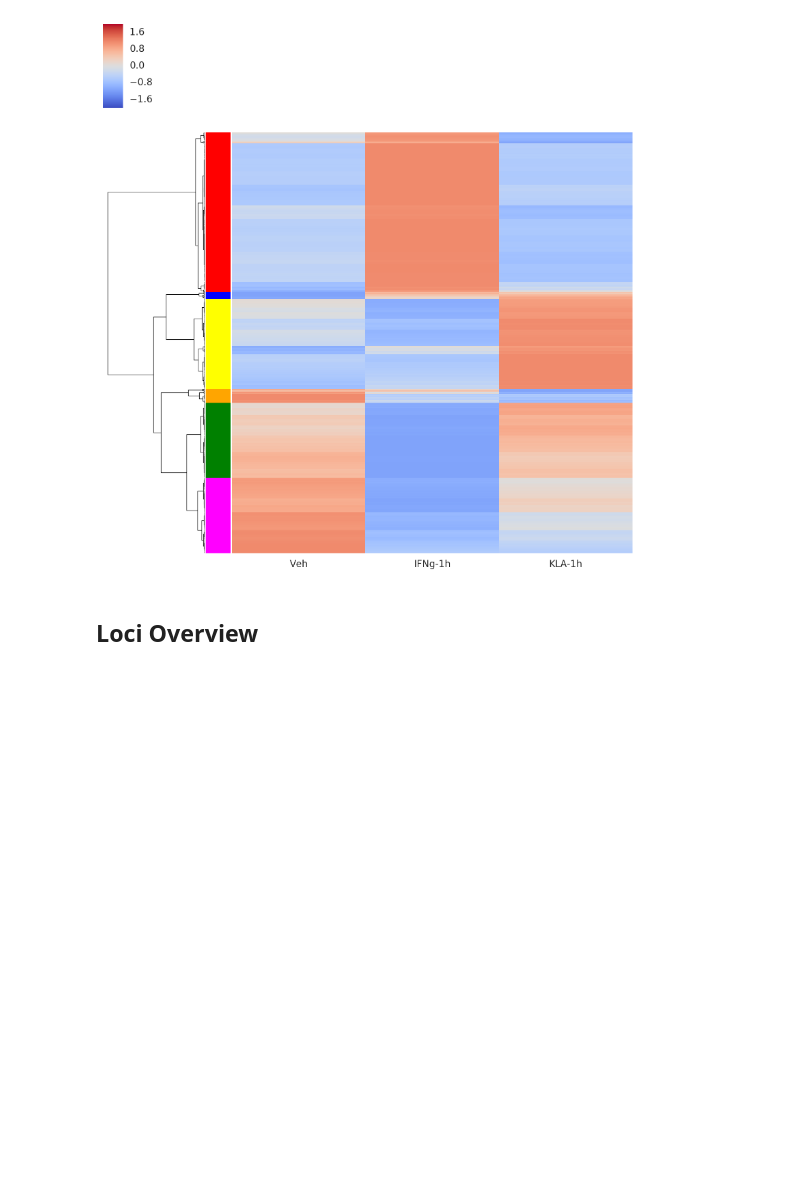
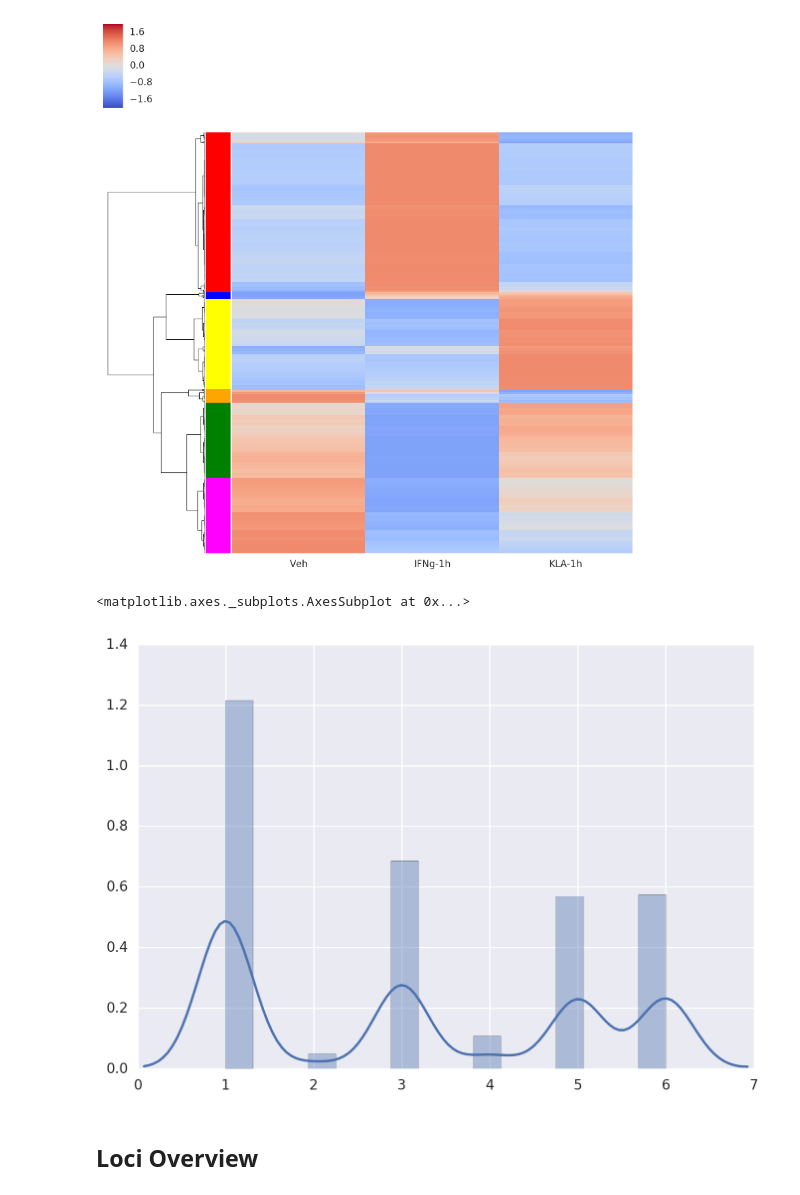
Before and after one commit to jenhantao/ipython-notebooks, a Jupyter notebook: Signals Analysis.ipynb, the cells around one changed output. Drawn from its saved outputs; the diff is of its cells as text; code cells hidden in the pictures; blank space fills up the shorter version.

```diff
--- a/Signals Analysis.ipynb
+++ b/Signals Analysis.ipynb
@@ -1144,6 +1184,11 @@ cluster_enhancerID_dict = {x:[] for x in range(1,numRowClusters+1)}
 for eid in enhancerID_cluster_dict:
     ec = enhancerID_cluster_dict[eid]
     cluster_enhancerID_dict[ec].append(eid)
+# %%
+sns.distplot(row_flatCluster)
+# %% [output]
+<matplotlib.axes._subplots.AxesSubplot at 0x...>
+[figure, added]
 # %% [markdown]
 ## Loci Overview
 # %% [markdown]
```
Also changed, not shown: parts of 13 cells of this notebook.
